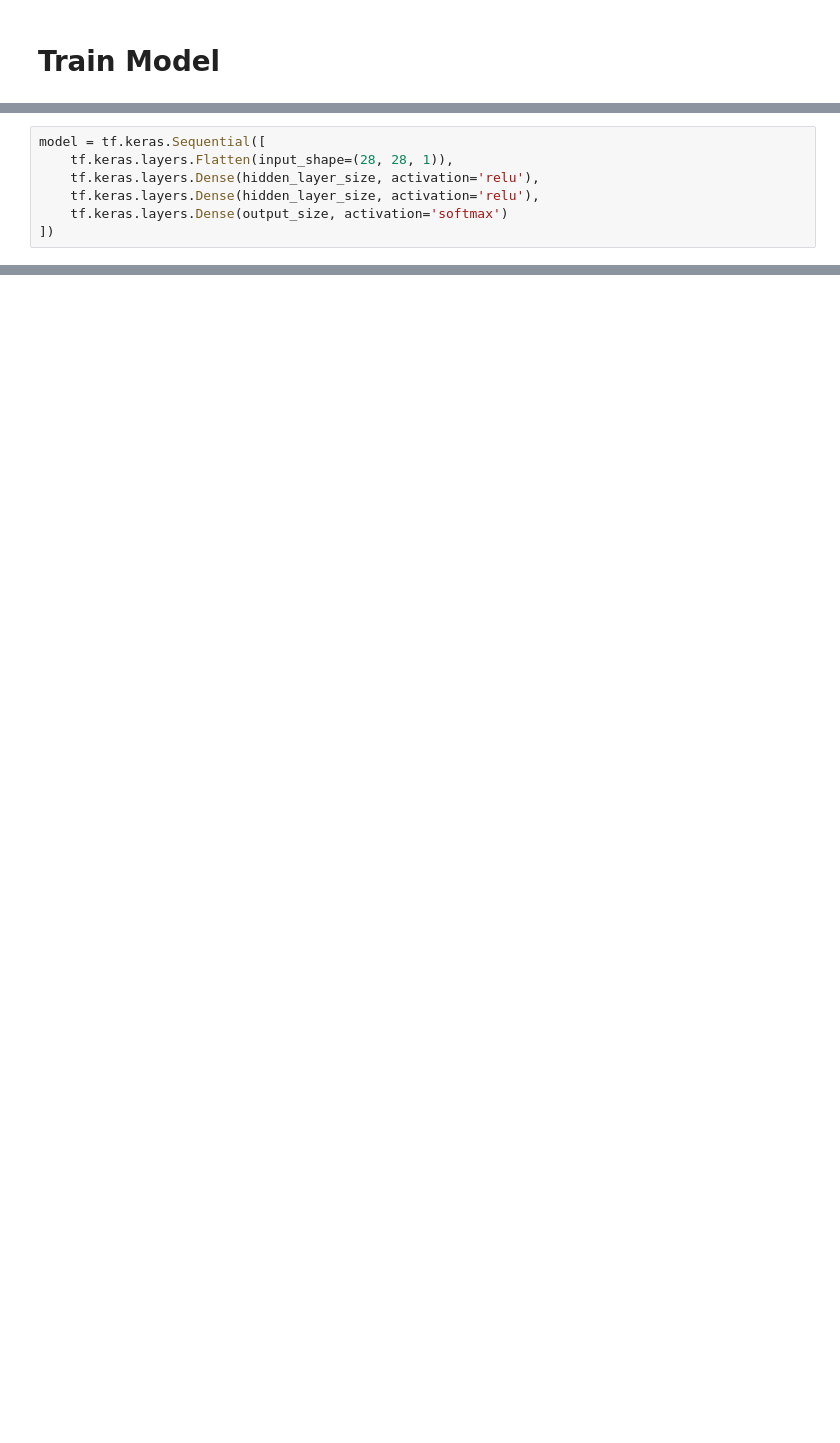
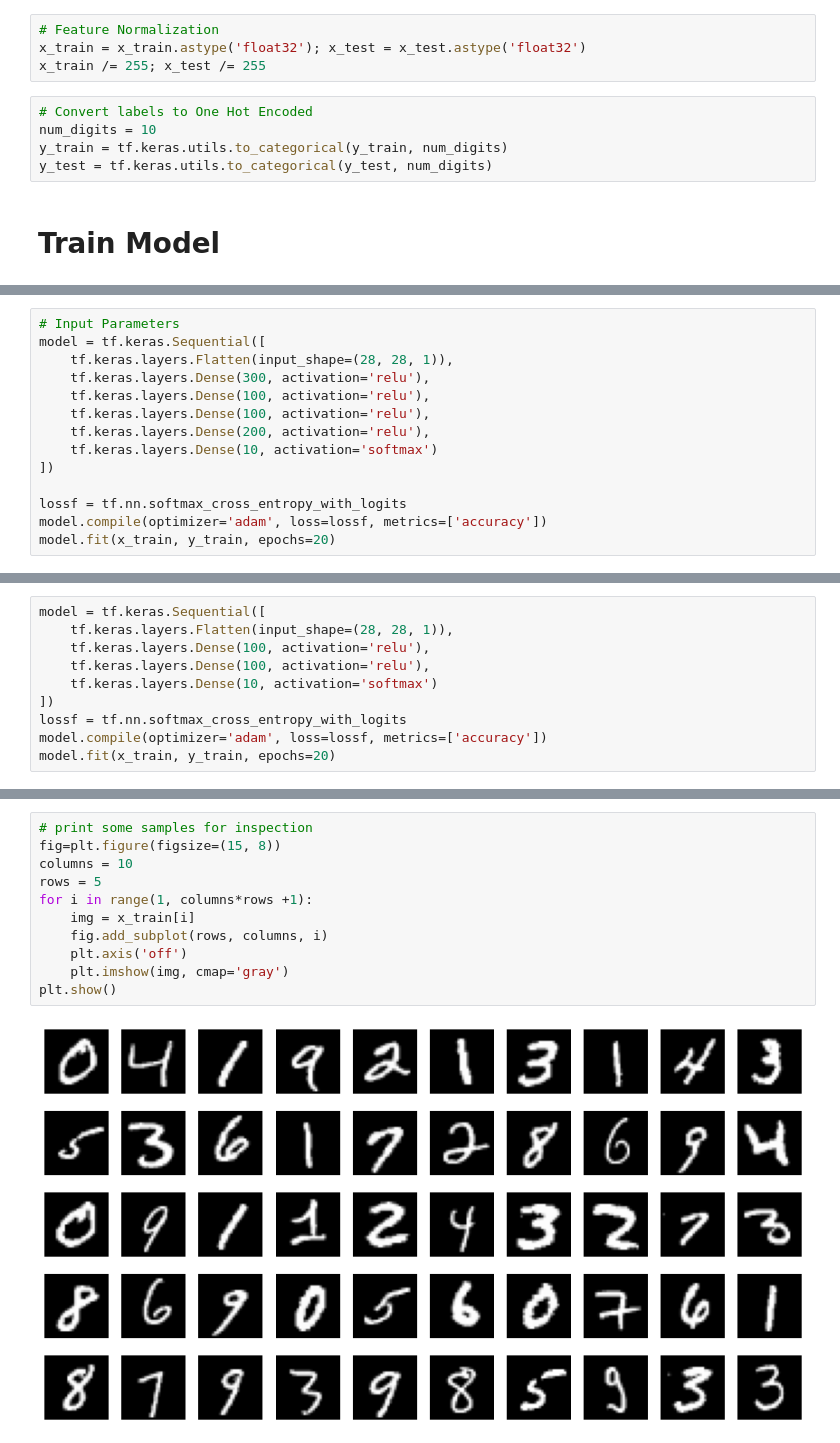
Before and after one commit to Hench89/DataScienceBootcamp, a Jupyter notebook: NN - MNIST/MNIST.ipynb, the cells around one changed output, grey strips where cells are left out. Drawn from its saved outputs; the diff is of its cells as text; blank space fills up the shorter version.

```diff
--- a/NN - MNIST/MNIST.ipynb
+++ b/NN - MNIST/MNIST.ipynb
@@ -27,2 +50,11 @@ plt.show()
+# %%
+# Feature Normalization
+x_train = x_train.astype('float32'); x_test = x_test.astype('float32')
+x_train /= 255; x_test /= 255
+# %%
+# Convert labels to One Hot Encoded
+num_digits = 10
+y_train = tf.keras.utils.to_categorical(y_train, num_digits)
+y_test = tf.keras.utils.to_categorical(y_test, num_digits)
 # %% [markdown]
 # Train Model
@@ -28,0 +67,14 @@ plt.show()
+# %%
+# Input Parameters
+model = tf.keras.Sequential([
+    tf.keras.layers.Flatten(input_shape=(28, 28, 1)),
+    tf.keras.layers.Dense(300, activation='relu'),
+    tf.keras.layers.Dense(100, activation='relu'),
+    tf.keras.layers.Dense(100, activation='relu'),
+    tf.keras.layers.Dense(200, activation='relu'),
+    tf.keras.layers.Dense(10, activation='softmax')
+])
+
+lossf = tf.nn.softmax_cross_entropy_with_logits
+model.compile(optimizer='adam', loss=lossf, metrics=['accuracy'])
+model.fit(x_train, y_train, epochs=20)
@@ -29,7 +111,10 @@ plt.show()
 # %%
 model = tf.keras.Sequential([
     tf.keras.layers.Flatten(input_shape=(28, 28, 1)),
-    tf.keras.layers.Dense(hidden_layer_size, activation='relu'),
-    tf.keras.layers.Dense(hidden_layer_size, activation='relu'),
-    tf.keras.layers.Dense(output_size, activation='softmax')
+    tf.keras.layers.Dense(100, activation='relu'),
+    tf.keras.layers.Dense(100, activation='relu'),
+    tf.keras.layers.Dense(10, activation='softmax')
 ])
+lossf = tf.nn.softmax_cross_entropy_with_logits
+model.compile(optimizer='adam', loss=lossf, metrics=['accuracy'])
+model.fit(x_train, y_train, epochs=20)
@@ -63,0 +145,13 @@ model.evaluate(x_test,  y_test, verbose=2)
+# %%
+# print some samples for inspection
+fig=plt.figure(figsize=(15, 8))
+columns = 10
+rows = 5
+for i in range(1, columns*rows +1):
+    img = x_train[i]
+    fig.add_subplot(rows, columns, i)
+    plt.axis('off')
+    plt.imshow(img, cmap='gray')
+plt.show()
+# %% [output]
+[figure, added]
```
Also changed, not shown: parts of 18 cells of this notebook.
